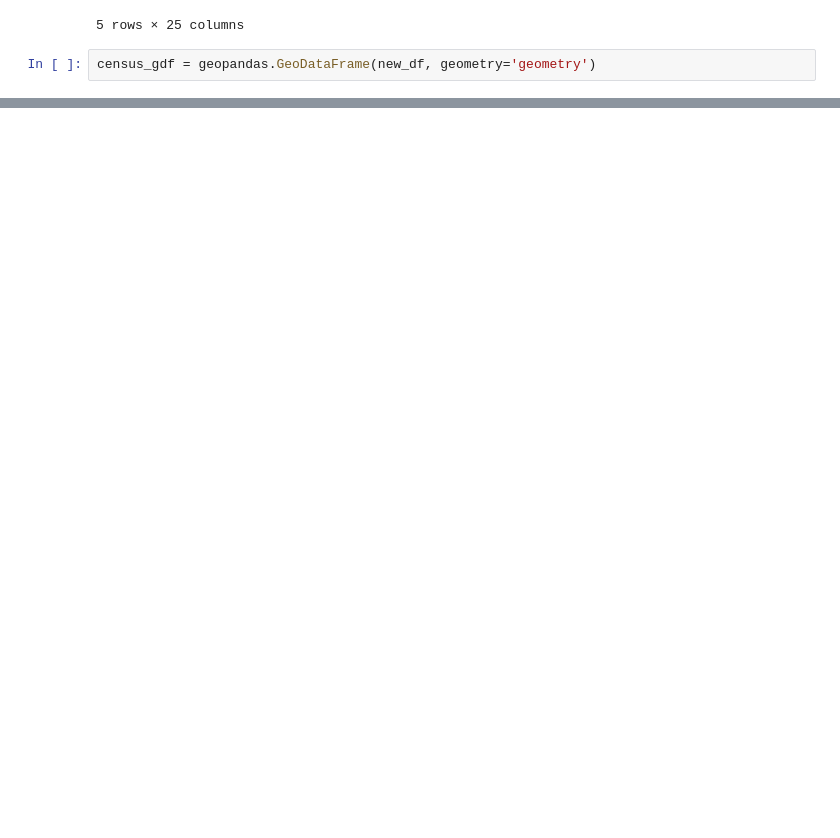
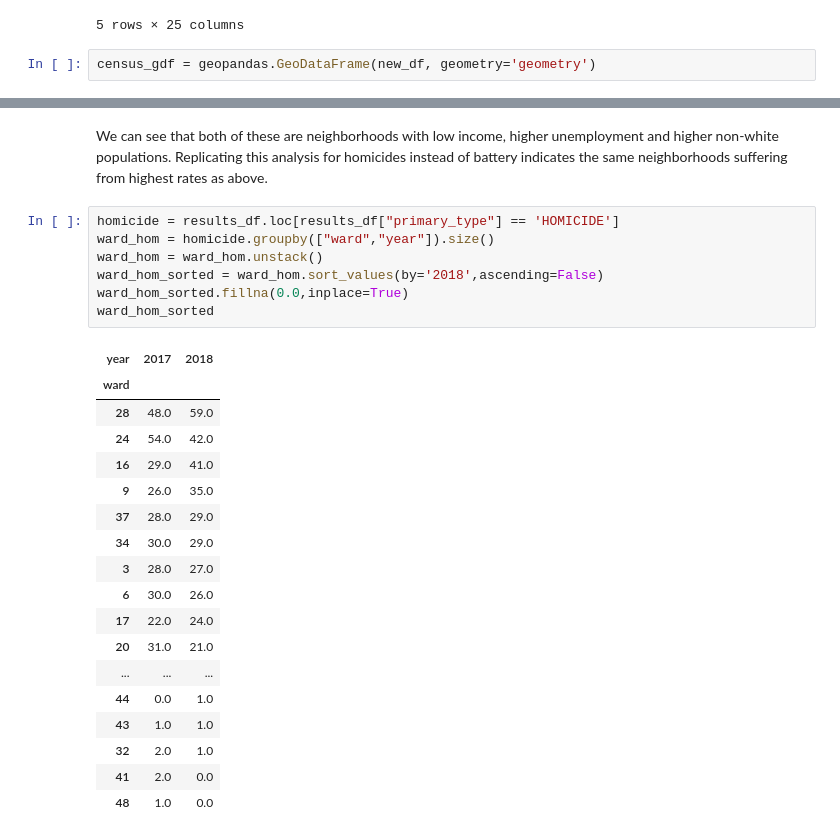
Before and after one commit to alliecollins/ML, a Jupyter notebook: Homework 1 - Q2.ipynb, the cells around one changed output, grey strips where cells are left out. Cells and saved outputs as stored; diff of their text form; blank space fills up the shorter version.

```diff
--- a/Homework 1 - Q2.ipynb
+++ b/Homework 1 - Q2.ipynb
@@ -104,0 +169,28 @@ census_merge.head()
+# %% [markdown]
+We can see that both of these are neighborhoods with low income, higher unemployment and higher non-white populations. Replicating this analysis for homicides instead of battery indicates the same neighborhoods suffering from highest rates as above.
+# %%
+homicide = results_df.loc[results_df["primary_type"] == 'HOMICIDE']
+ward_hom = homicide.groupby(["ward","year"]).size()
+ward_hom = ward_hom.unstack()
+ward_hom_sorted = ward_hom.sort_values(by='2018',ascending=False)
+ward_hom_sorted.fillna(0.0,inplace=True)
+ward_hom_sorted
+# %% [output]
+| year | 2017 | 2018 |
+| ward |  |  |
+| 28 | 48.0 | 59.0 |
+| 24 | 54.0 | 42.0 |
+| 16 | 29.0 | 41.0 |
+| 9 | 26.0 | 35.0 |
+| 37 | 28.0 | 29.0 |
+| 34 | 30.0 | 29.0 |
+| 3 | 28.0 | 27.0 |
+| 6 | 30.0 | 26.0 |
+| 17 | 22.0 | 24.0 |
+| 20 | 31.0 | 21.0 |
+| ... | ... | ... |
+| 44 | 0.0 | 1.0 |
+| 43 | 1.0 | 1.0 |
+| 32 | 2.0 | 1.0 |
+| 41 | 2.0 | 0.0 |
+| 48 | 1.0 | 0.0 |
```
Also changed, not shown: parts of 21 cells of this notebook, 1 other file.
